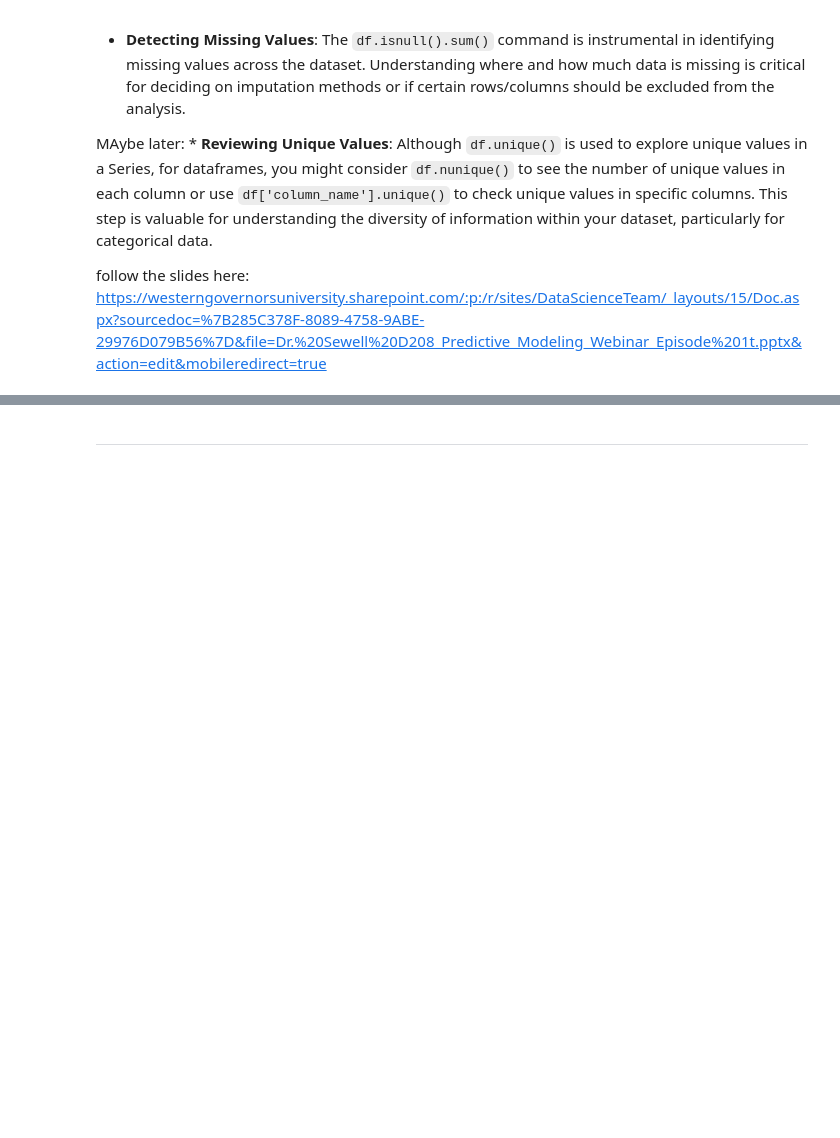
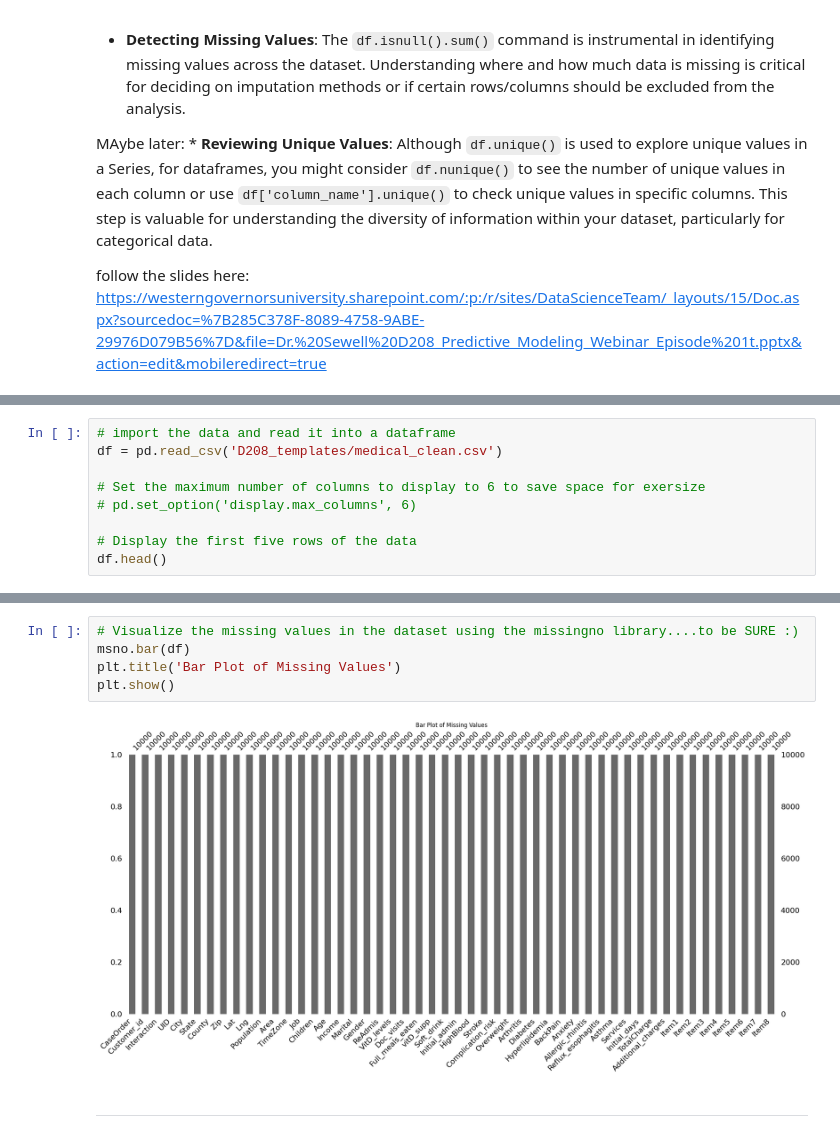
Before and after one commit to vertigoa/master, a Jupyter notebook: d208_task_1.ipynb, the cells around one changed output, grey strips where cells are left out. Saved outputs shown, nothing was run; the diff lists cells and outputs as text; blank space fills up the shorter version.

```diff
--- a/d208_task_1.ipynb
+++ b/d208_task_1.ipynb
@@ -104,0 +136,9 @@ follow the slides here: https://westerngovernorsuniversity.sharepoint.com/:p:/r/
+# %%
+# import the data and read it into a dataframe
+df = pd.read_csv('D208_templates/medical_clean.csv')
+
+# Set the maximum number of columns to display to 6 to save space for exersize
+# pd.set_option('display.max_columns', 6)
+
+# Display the first five rows of the data
+df.head()
@@ -105,3 +243,10 @@ follow the slides here: https://westerngovernorsuniversity.sharepoint.com/:p:/r/
+# %%
+# Visualize the missing values in the dataset using the missingno library....to be SURE :)
+msno.bar(df)
+plt.title('Bar Plot of Missing Values')
+plt.show()
+# %% [output]
+[figure, added]
 # %% [markdown]
 -------------------------------------
 # %% [markdown]
```
Also changed, not shown: parts of 14 cells of this notebook, 5 other files.
